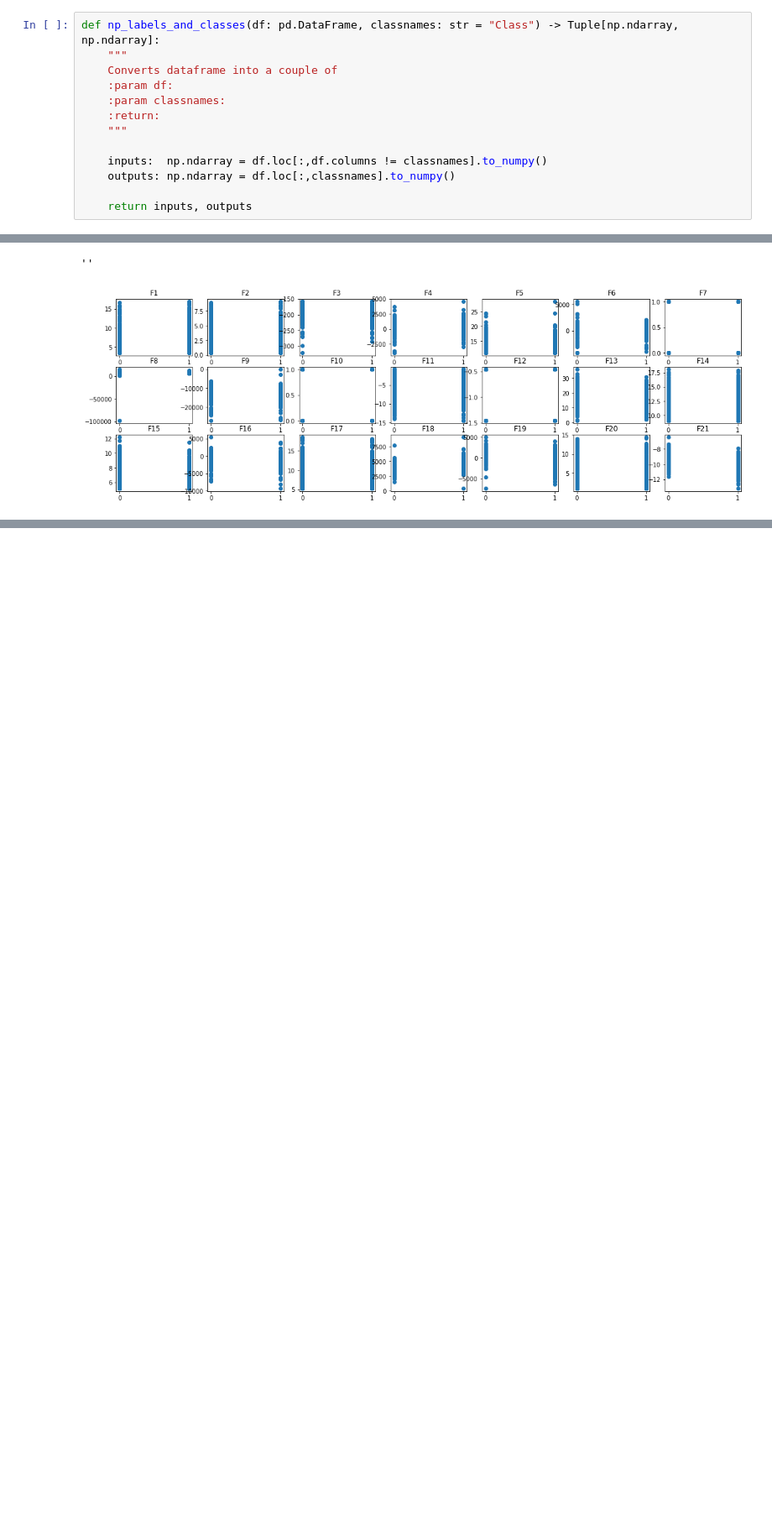
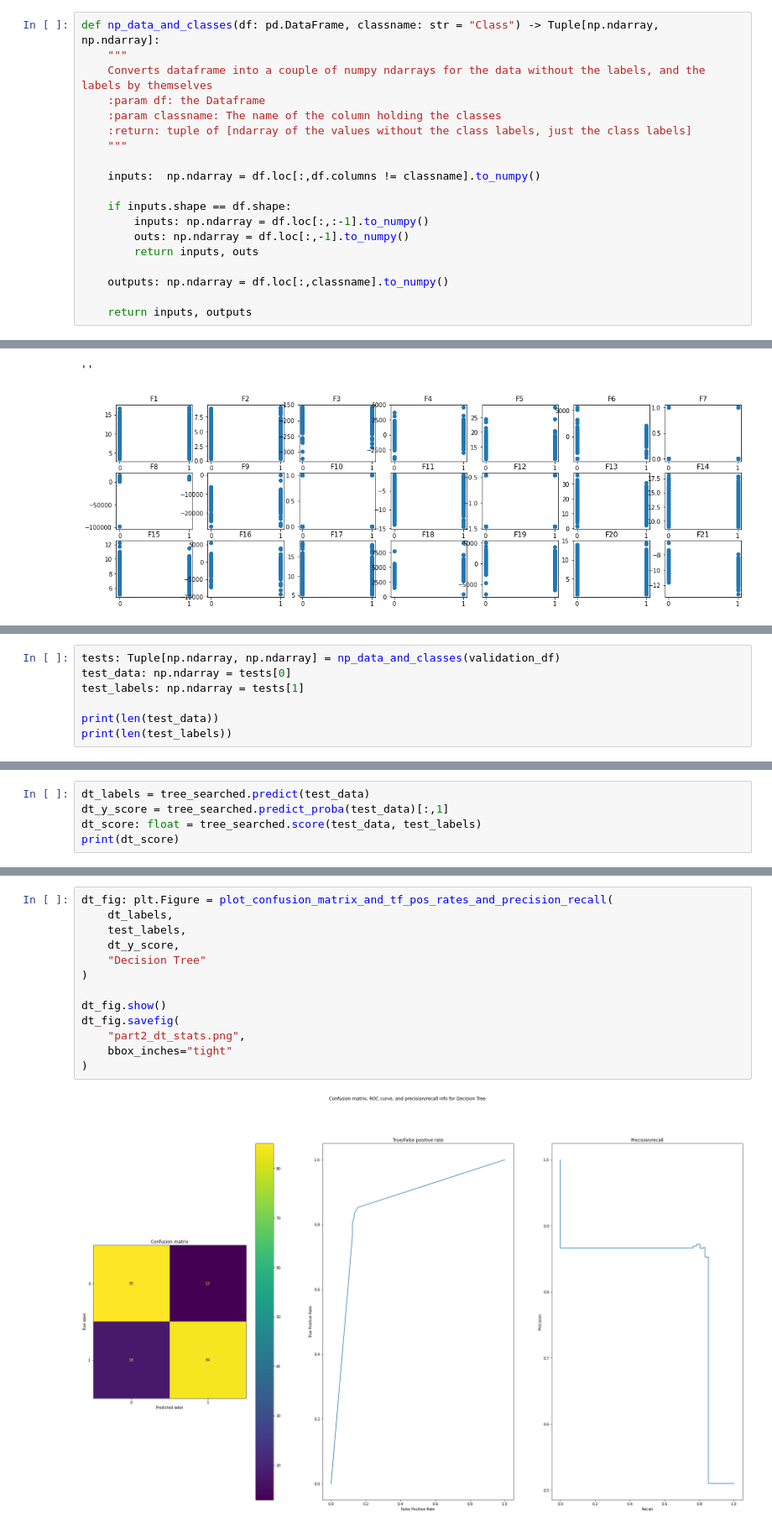
Before and after one commit to 11BelowStudio/ce802labs, a Jupyter notebook: assignment/CE802_P2_Notebook.ipynb, the cells around one changed output, grey strips where cells are left out. Shown at 84% size. Saved outputs shown, nothing was run; the diff lists cells and outputs as text; blank space fills up the shorter version.

```diff
--- a/assignment/CE802_P2_Notebook.ipynb
+++ b/assignment/CE802_P2_Notebook.ipynb
@@ -67,16 +76,22 @@ print(_all_data_inputs.shape, _all_data_classes.shape)
 # %% [output]
 (1000, 21) (1000,)
 # %%
-def np_labels_and_classes(df: pd.DataFrame, classnames: str = "Class") -> Tuple[np.ndarray, np.ndarray]:
+def np_data_and_classes(df: pd.DataFrame, classname: str = "Class") -> Tuple[np.ndarray, np.ndarray]:
     """
-    Converts dataframe into a couple of
-    :param df:
-    :param classnames:
-    :return:
+    Converts dataframe into a couple of numpy ndarrays for the data without the labels, and the labels by themselves
+    :param df: the Dataframe
+    :param classname: The name of the column holding the classes
+    :return: tuple of [ndarray of the values without the class labels, just the class labels]
     """
 
-    inputs:  np.ndarray = df.loc[:,df.columns != classnames].to_numpy()
-    outputs: np.ndarray = df.loc[:,classnames].to_numpy()
+    inputs:  np.ndarray = df.loc[:,df.columns != classname].to_numpy()
+
+    if inputs.shape == df.shape:
+        inputs: np.ndarray = df.loc[:,:-1].to_numpy()
+        outs: np.ndarray = df.loc[:,-1].to_numpy()
+        return inputs, outs
+
+    outputs: np.ndarray = df.loc[:,classname].to_numpy()
 
     return inputs, outputs
 # %%
@@ -272,0 +779,7 @@ test_data = test_df.iloc[:,:-1].copy()
+# %%
+tests: Tuple[np.ndarray, np.ndarray] = np_data_and_classes(validation_df)
+test_data: np.ndarray = tests[0]
+test_labels: np.ndarray = tests[1]
+
+print(len(test_data))
+print(len(test_labels))
@@ -272,0 +826,5 @@ test_data = test_df.iloc[:,:-1].copy()
+# %%
+dt_labels = tree_searched.predict(test_data)
+dt_y_score = tree_searched.predict_proba(test_data)[:,1]
+dt_score: float = tree_searched.score(test_data, test_labels)
+print(dt_score)
@@ -272,0 +833,15 @@ test_data = test_df.iloc[:,:-1].copy()
+# %%
+dt_fig: plt.Figure = plot_confusion_matrix_and_tf_pos_rates_and_precision_recall(
+    dt_labels,
+    test_labels,
+    dt_y_score,
+    "Decision Tree"
+)
+
+dt_fig.show()
+dt_fig.savefig(
+    "part2_dt_stats.png",
+    bbox_inches="tight"
+)
+# %% [output]
+[figure, added]
```
Also changed, not shown: parts of 58 cells of this notebook, 8 other files.
